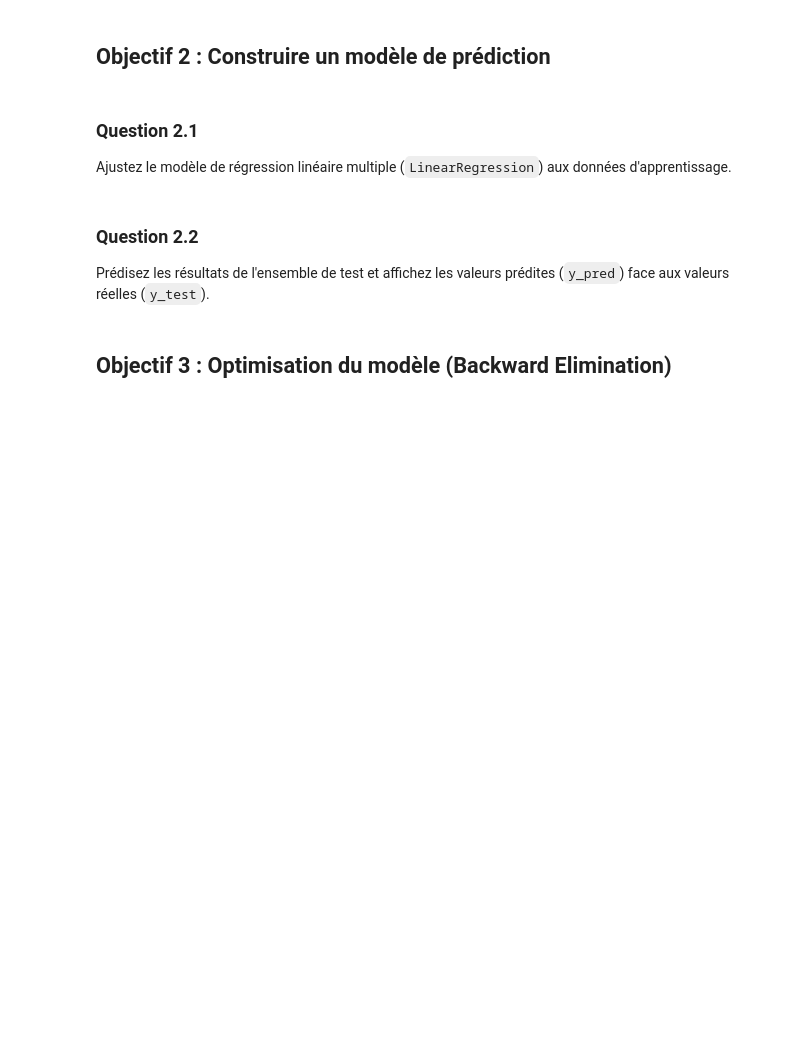
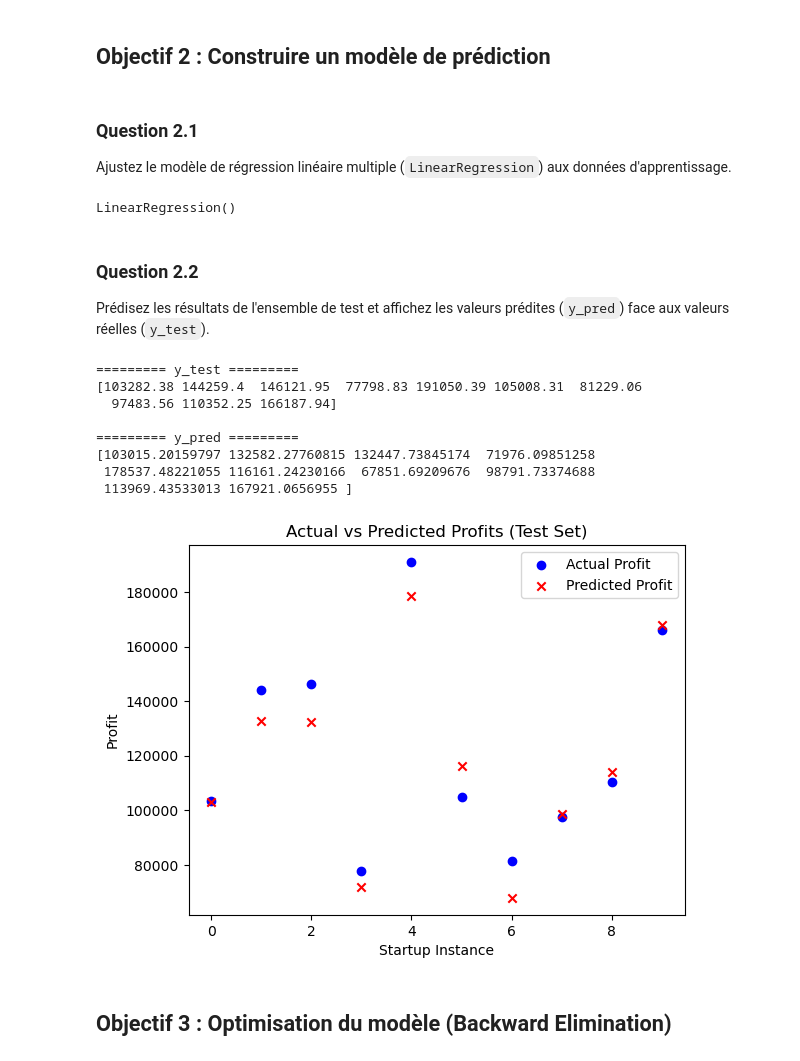
Before and after one commit to Yahyawi99/TP-ML, a Jupyter notebook: linear-regression/multiple.ipynb, the cells around one changed output. Saved outputs shown, nothing was run; the diff lists cells and outputs as text; code cells hidden in the pictures; blank space fills up the shorter version.

Commit message:
multiple linéare regression : optimization

```diff
--- a/linear-regression/multiple.ipynb
+++ b/linear-regression/multiple.ipynb
@@ -102,7 +137,7 @@ print(X)
 Supprimez la première colonne du dummy variable pour éviter le 'Dummy Variable Trap'.
 # %%
 
-X = X[:,1:]
+# X = X[:,1:] : this is done automatically using the parameter drop="first"
 
 print(X)
 # %% [output]
@@ -129,15 +164,50 @@ Fractionnez les données en un ensemble d'apprentissage (`X_train`, `y_train`) e
 # %%
 from sklearn.model_selection import train_test_split
 
-X_train,Y_train,X_test,Y_test = train_test_split(X,Y,test_size=.2,random_state=0)
+X_train, X_test, y_train, y_test = train_test_split(X,Y,test_size=.2,random_state=0)
 # %% [markdown]
 ## Objectif 2 : Construire un modèle de prédiction
 # %% [markdown]
 ### Question 2.1
 Ajustez le modèle de régression linéaire multiple (`LinearRegression`) aux données d'apprentissage.
+# %%
+from sklearn.linear_model import LinearRegression
+
+regressor = LinearRegression()
+
+regressor.fit(X_train,y_train)
+# %% [output]
+LinearRegression()
 # %% [markdown]
 ### Question 2.2
 Prédisez les résultats de l'ensemble de test et affichez les valeurs prédites (`y_pred`) face aux valeurs réelles (`y_test`).
+# %%
+import matplotlib.pyplot as plt
+
+y_pred = regressor.predict(X_test)
+
+print("========= y_test =========")
+print(y_test)
+print("\n========= y_pred =========")
+print(y_pred)
+
+plt.scatter(range(len(y_test)),y_test,color="blue",label="Actual Profit")
+plt.scatter(range(len(y_pred)),y_pred,color="red",marker="x",label="Predicted Profit")
+plt.title('Actual vs Predicted Profits (Test Set)')
+plt.xlabel('Startup Instance')
+plt.ylabel('Profit')
+plt.legend()
+plt.show()
+# %% [output]
+========= y_test =========
+[103282.38 144259.4  146121.95  77798.83 191050.39 105008.31  81229.06
+  97483.56 110352.25 166187.94]
+
+========= y_pred =========
+[103015.20159797 132582.27760815 132447.73845174  71976.09851258
+ 178537.48221055 116161.24230166  67851.69209676  98791.73374688
+ 113969.43533013 167921.0656955 ]
+[figure, added]
 # %% [markdown]
 ## Objectif 3 : Optimisation du modèle (Backward Elimination)
 # %% [markdown]
```
Also changed, not shown: parts of 6 cells of this notebook, 1 other file.
